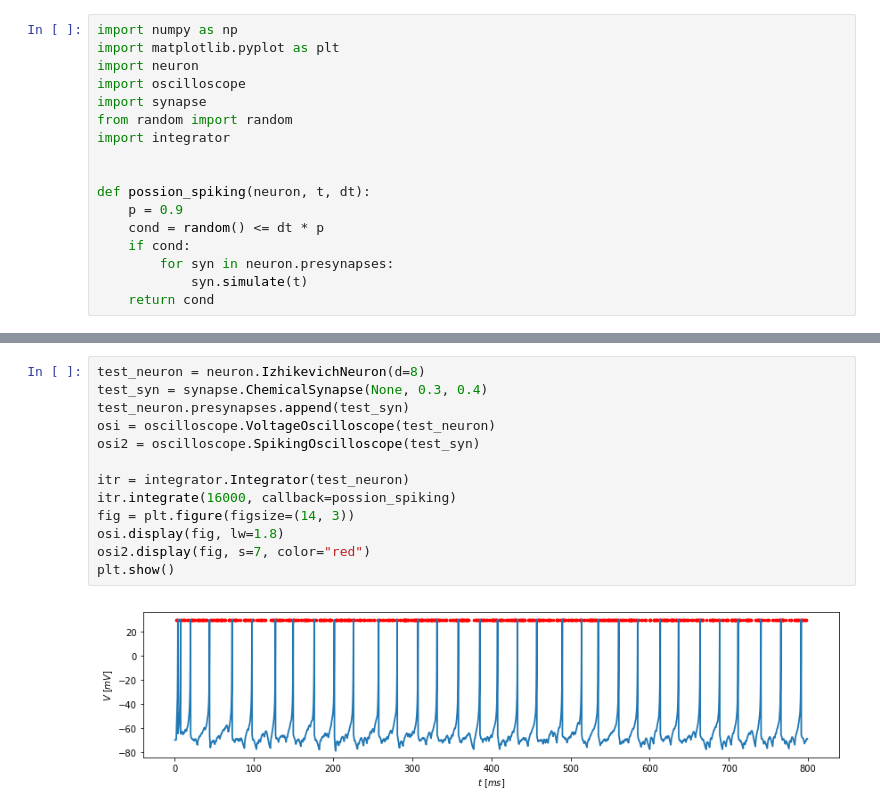
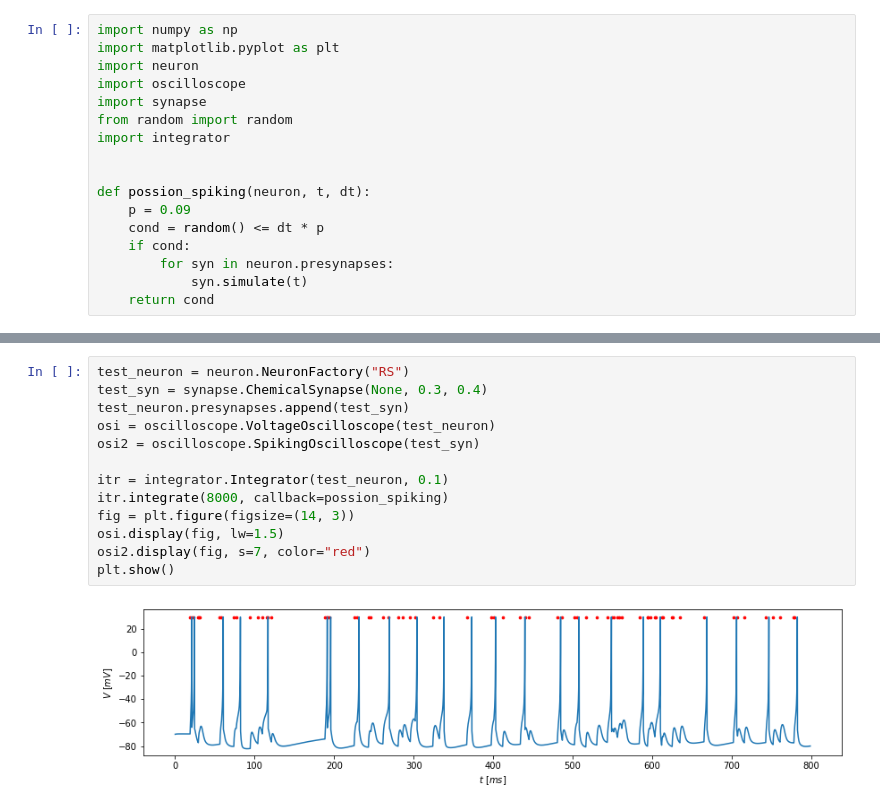
Before and after one commit to monlie/pyBrain, a Jupyter notebook: Untitled.ipynb, the cells around one changed output, grey strips where cells are left out. Drawn from its saved outputs; the diff is of its cells as text.

Commit message:
add NeuronFactory

```diff
--- a/Untitled.ipynb
+++ b/Untitled.ipynb
@@ -9,7 +9,7 @@ import integrator
 
 
 def possion_spiking(neuron, t, dt):
-    p = 0.9
+    p = 0.09
     cond = random() <= dt * p
     if cond:
         for syn in neuron.presynapses:
@@ -18,16 +54,16 @@ def possion_spiking(neuron, t, dt):
 # %%
-test_neuron = neuron.IzhikevichNeuron(d=8)
+test_neuron = neuron.NeuronFactory("RS")
 test_syn = synapse.ChemicalSynapse(None, 0.3, 0.4)
 test_neuron.presynapses.append(test_syn)
 osi = oscilloscope.VoltageOscilloscope(test_neuron)
 osi2 = oscilloscope.SpikingOscilloscope(test_syn)
 
-itr = integrator.Integrator(test_neuron)
-itr.integrate(16000, callback=possion_spiking)
+itr = integrator.Integrator(test_neuron, 0.1)
+itr.integrate(8000, callback=possion_spiking)
 fig = plt.figure(figsize=(14, 3))
-osi.display(fig, lw=1.8)
+osi.display(fig, lw=1.5)
 osi2.display(fig, s=7, color="red")
 plt.show()
 # %% [output]
-[figure, old version]
+[figure, new version]
 # %%
```
Also changed, not shown: parts of 4 cells of this notebook, 3 other files.
